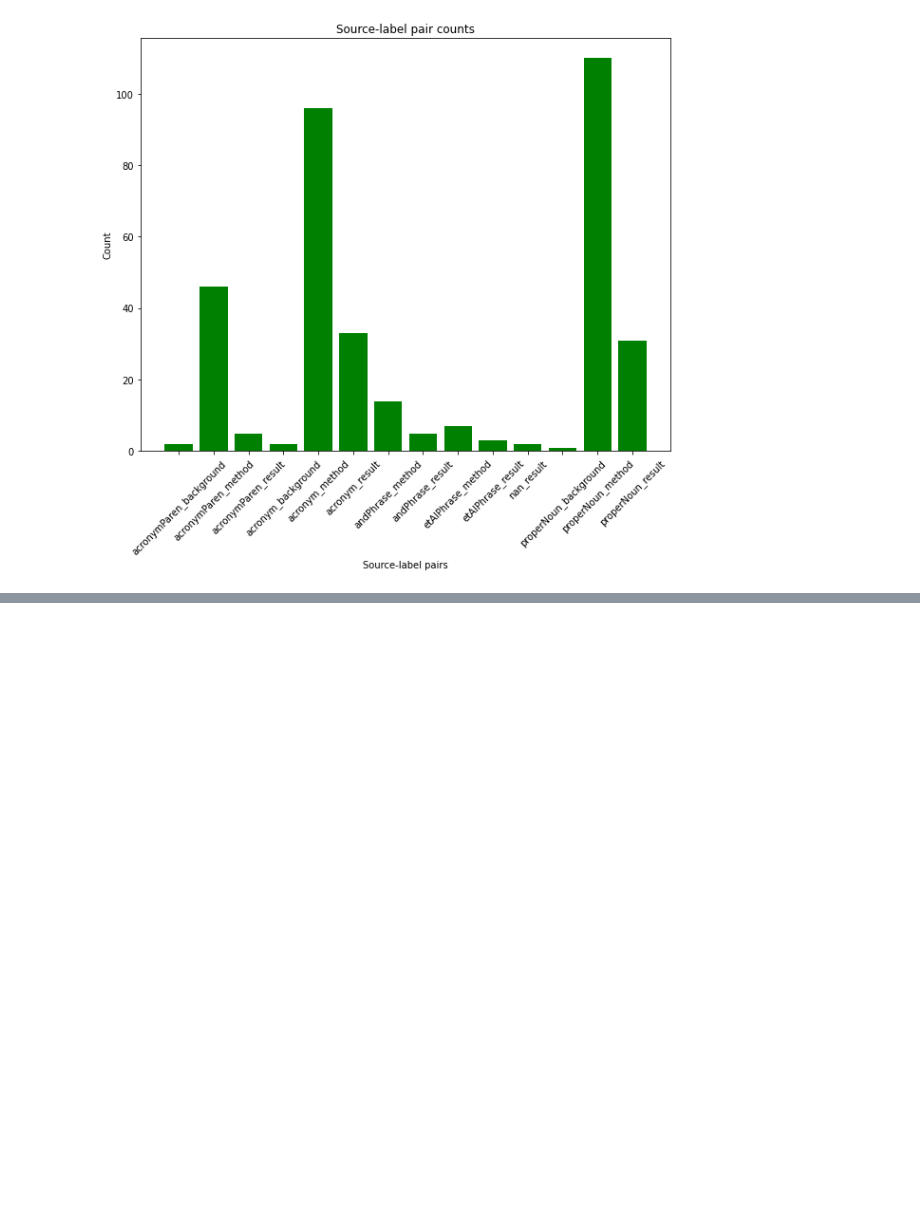
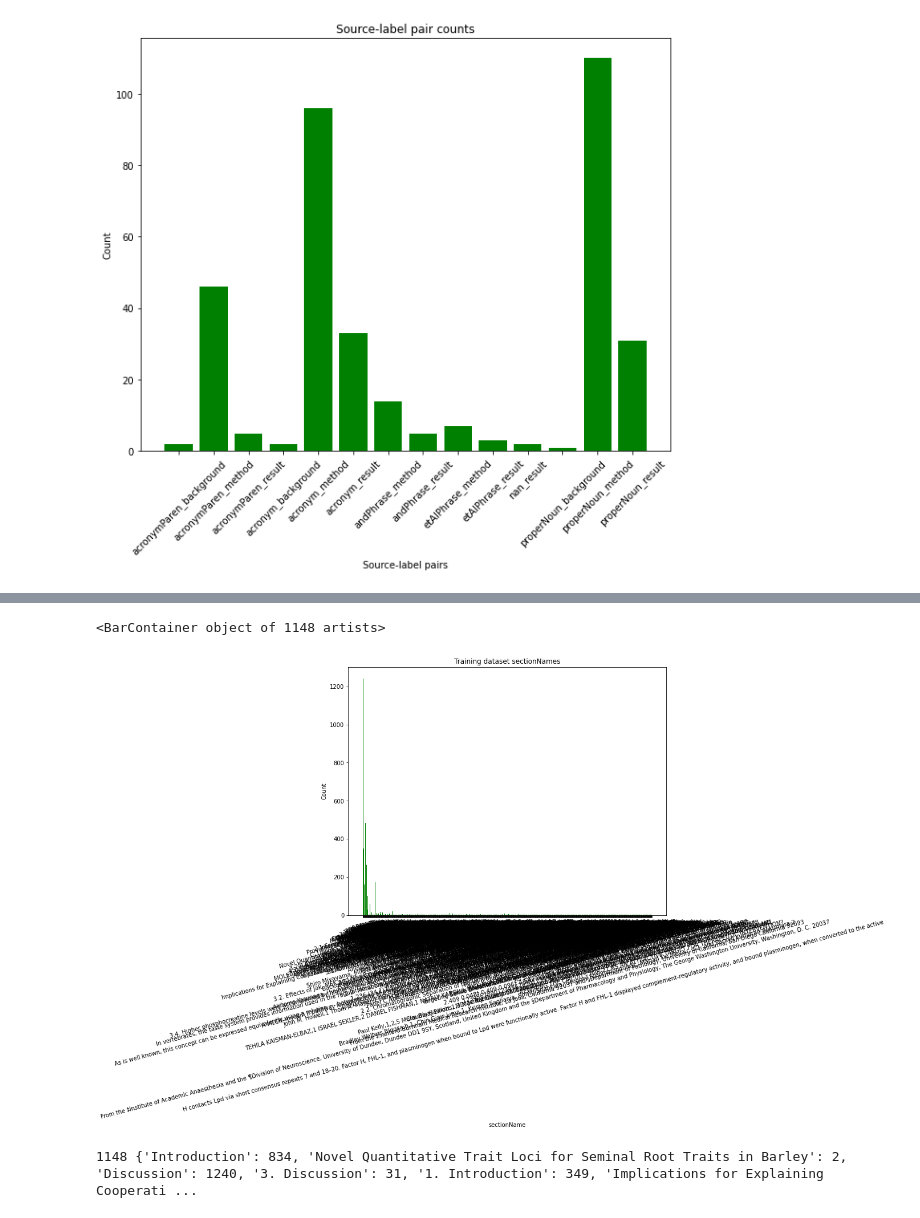
Before and after one commit to ChrisBagdon/Citation_Classification, a Jupyter notebook: dataExploration.ipynb, the cells around one changed output, grey strips where cells are left out. Cells and saved outputs as stored; diff of their text form; code cells hidden in the pictures; blank space fills up the shorter version.

Commit message:
Implemented jsonl parser and initial data exploration for jsonl files

```diff
--- a/dataExploration.ipynb
+++ b/dataExploration.ipynb
@@ -183,0 +143,14 @@ test_df
+# %%
+### train_jsonl
+# Parsing the jsonl files
+import jsonlines
+
+train_jsonl_list = []
+
+with jsonlines.open('scicite/jsonl/train.jsonl') as f:
+    for line in f.iter():
+        train_jsonl_list.append(line)
+
+# Putting the jsonl files into a pandas dataframe
+train_jsonl = pd.DataFrame(train_jsonl_list)
+train_jsonl.head()
@@ -183,0 +164,24 @@ test_df
+# %%
+# Plotting train_jsonl's sectionNames
+sectionName_dict = {}
+for i in np.arange(len(train_jsonl)):
+    sectionName = str(train_jsonl['sectionName'][i])
+    if sectionName not in sectionName_dict.keys():
+        sectionName_dict[sectionName] = 1
+    else:
+        sectionName_dict[sectionName] += 1
+
+# Barplot for all sectionNames in the training dataset
+plt.figure(figsize=(10, 8))
+plt.title("Training dataset sectionNames")
+plt.xlabel("sectionName"); plt.ylabel("Count")
+plt.xticks(rotation=15)
+plt.bar(sectionName_dict.keys(), sectionName_dict.values(), color='g')
+# %% [output]
+<BarContainer object of 1148 artists>
+[figure, added]
+# %%
+print(len(sectionName_dict), sectionName_dict)
+# Informative or not?
+# %% [output]
+1148 {'Introduction': 834, 'Novel Quantitative Trait Loci for Seminal Root Traits in Barley': 2, 'Discussion': 1240, '3. Discussion': 31, '1. Introduction': 349, 'Implications for Explaining Cooperati ...
```
Also changed, not shown: parts of 11 cells of this notebook.
